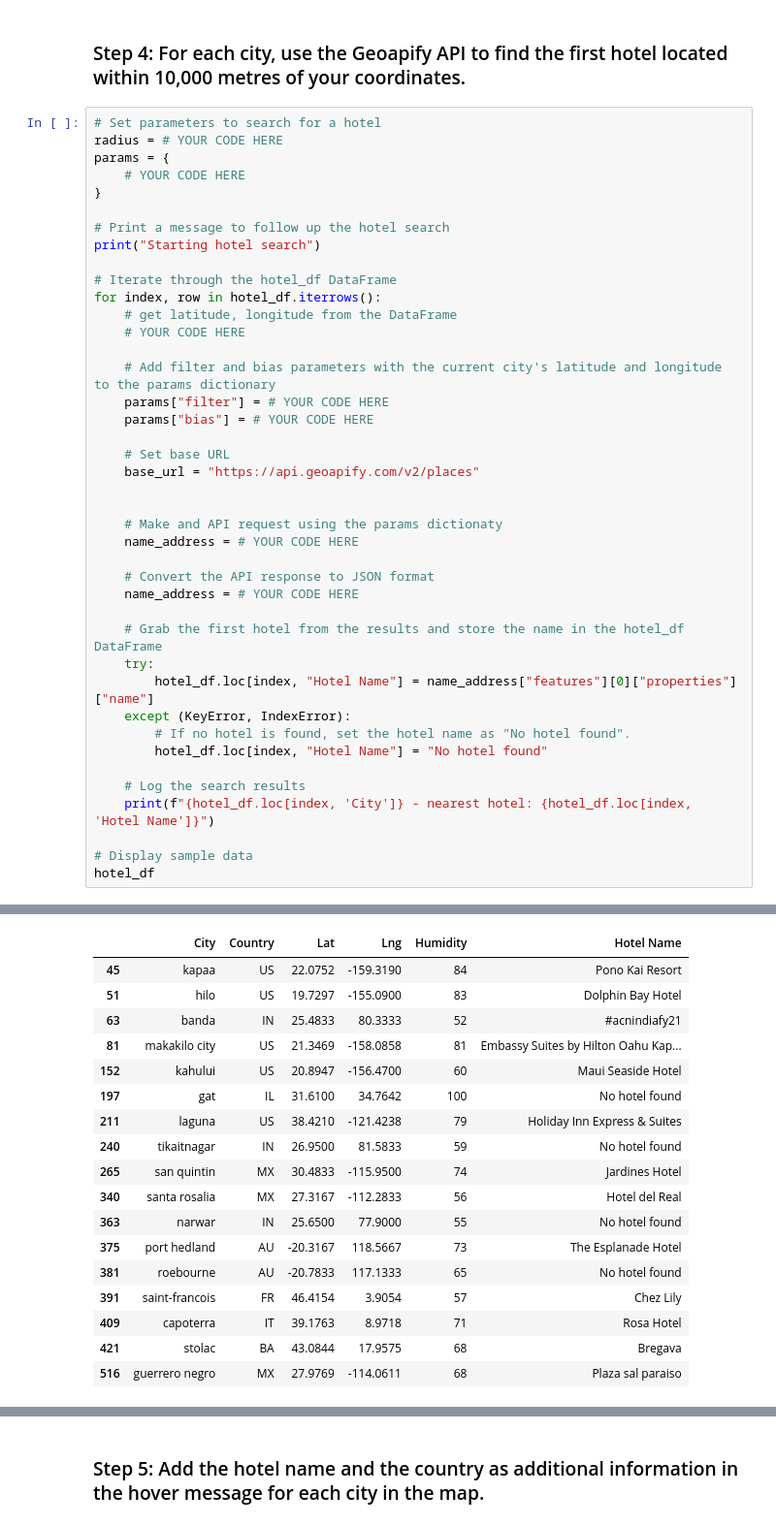
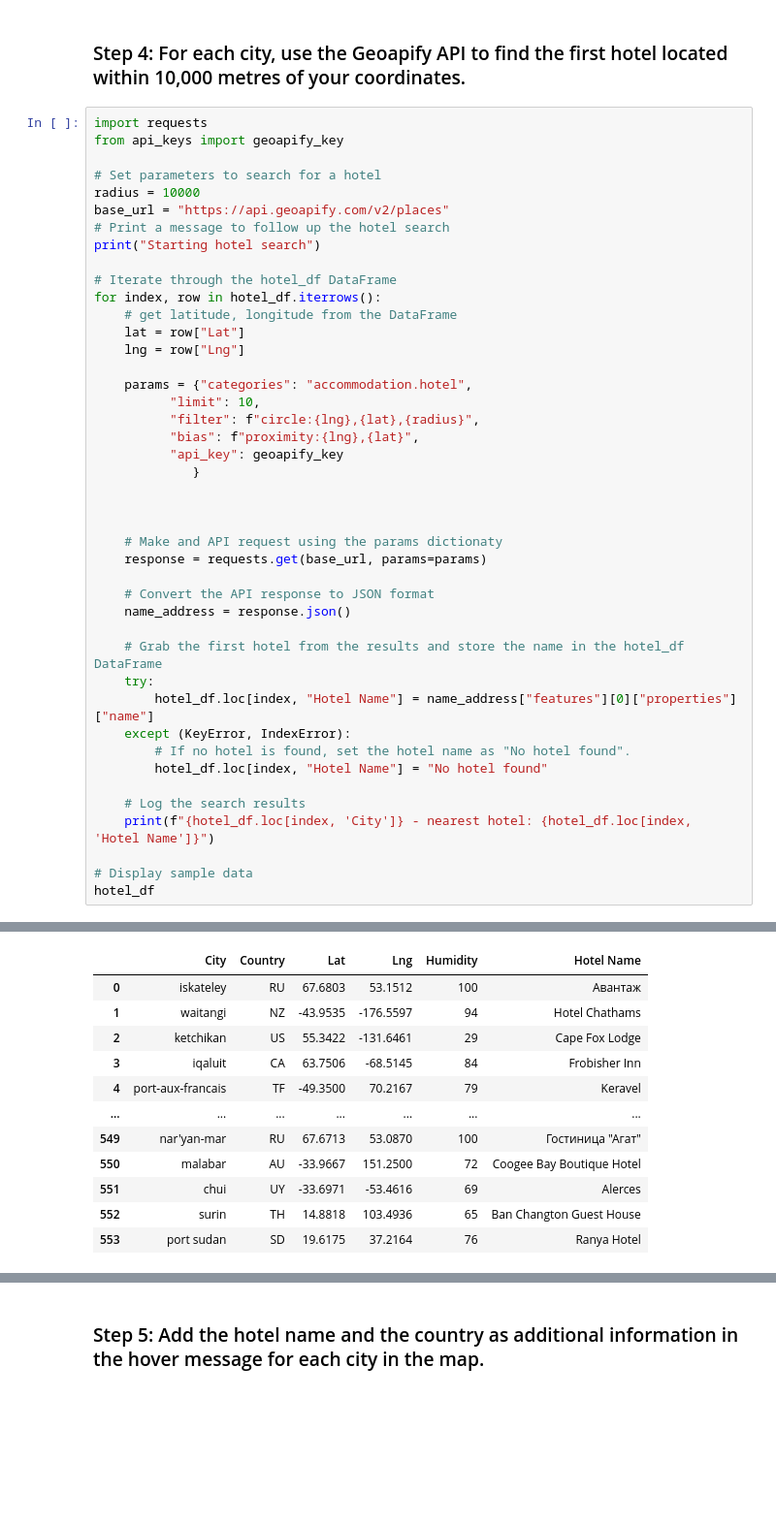
Before and after one commit to JuliWritesStories/WeatherPY, a Jupyter notebook: VacationPy.ipynb, the cells around one changed output, grey strips where cells are left out. Shown at 97% size. Drawn from its saved outputs; the diff is of its cells as text; blank space fills up the shorter version.

Commit message:
added hotel locations

```diff
--- a/VacationPy.ipynb
+++ b/VacationPy.ipynb
@@ -107,33 +110,35 @@ hotel_df.head()
 # %% [markdown]
 ### Step 4: For each city, use the Geoapify API to find the first hotel located within 10,000 metres of your coordinates.
 # %%
+import requests
+from api_keys import geoapify_key
+
 # Set parameters to search for a hotel
-radius = # YOUR CODE HERE
-params = {
-    # YOUR CODE HERE
-}
-
+radius = 10000
+base_url = "https://api.geoapify.com/v2/places"
 # Print a message to follow up the hotel search
 print("Starting hotel search")
 
 # Iterate through the hotel_df DataFrame
 for index, row in hotel_df.iterrows():
     # get latitude, longitude from the DataFrame
-    # YOUR CODE HERE
+    lat = row["Lat"]
+    lng = row["Lng"]
 
-    # Add filter and bias parameters with the current city's latitude and longitude to the params dictionary
-    params["filter"] = # YOUR CODE HERE
-    params["bias"] = # YOUR CODE HERE
+    params = {"categories": "accommodation.hotel",
+          "limit": 10,
+          "filter": f"circle:{lng},{lat},{radius}",
+          "bias": f"proximity:{lng},{lat}",
+          "api_key": geoapify_key
+             }
 
-    # Set base URL
-    base_url = "https://api.geoapify.com/v2/places"
 
 
     # Make and API request using the params dictionaty
-    name_address = # YOUR CODE HERE
+    response = requests.get(base_url, params=params)
 
     # Convert the API response to JSON format
-    name_address = # YOUR CODE HERE
+    name_address = response.json()
 
     # Grab the first hotel from the results and store the name in the hotel_df DataFrame
     try:
@@ -169,18 +173,12 @@ guerrero negro - nearest hotel: Plaza sal paraiso
 |  | City | Country | Lat | Lng | Humidity | Hotel Name |
-| 45 | kapaa | US | 22.0752 | -159.3190 | 84 | Pono Kai Resort |
-| 51 | hilo | US | 19.7297 | -155.0900 | 83 | Dolphin Bay Hotel |
-| 63 | banda | IN | 25.4833 | 80.3333 | 52 | #acnindiafy21 |
-| 81 | makakilo city | US | 21.3469 | -158.0858 | 81 | Embassy Suites by Hilton Oahu Kap... |
-| 152 | kahului | US | 20.8947 | -156.4700 | 60 | Maui Seaside Hotel |
-| 197 | gat | IL | 31.6100 | 34.7642 | 100 | No hotel found |
-| 211 | laguna | US | 38.4210 | -121.4238 | 79 | Holiday Inn Express & Suites |
-| 240 | tikaitnagar | IN | 26.9500 | 81.5833 | 59 | No hotel found |
-| 265 | san quintin | MX | 30.4833 | -115.9500 | 74 | Jardines Hotel |
-| 340 | santa rosalia | MX | 27.3167 | -112.2833 | 56 | Hotel del Real |
-| 363 | narwar | IN | 25.6500 | 77.9000 | 55 | No hotel found |
-| 375 | port hedland | AU | -20.3167 | 118.5667 | 73 | The Esplanade Hotel |
-| 381 | roebourne | AU | -20.7833 | 117.1333 | 65 | No hotel found |
-| 391 | saint-francois | FR | 46.4154 | 3.9054 | 57 | Chez Lily |
-| 409 | capoterra | IT | 39.1763 | 8.9718 | 71 | Rosa Hotel |
-| 421 | stolac | BA | 43.0844 | 17.9575 | 68 | Bregava |
-| 516 | guerrero negro | MX | 27.9769 | -114.0611 | 68 | Plaza sal paraiso |
+| 0 | iskateley | RU | 67.6803 | 53.1512 | 100 | Авантаж |
+| 1 | waitangi | NZ | -43.9535 | -176.5597 | 94 | Hotel Chathams |
+| 2 | ketchikan | US | 55.3422 | -131.6461 | 29 | Cape Fox Lodge |
+| 3 | iqaluit | CA | 63.7506 | -68.5145 | 84 | Frobisher Inn |
+| 4 | port-aux-francais | TF | -49.3500 | 70.2167 | 79 | Keravel |
+| ... | ... | ... | ... | ... | ... | ... |
+| 549 | nar'yan-mar | RU | 67.6713 | 53.0870 | 100 | Гостиница "Агат" |
+| 550 | malabar | AU | -33.9667 | 151.2500 | 72 | Coogee Bay Boutique Hotel |
+| 551 | chui | UY | -33.6971 | -53.4616 | 69 | Alerces |
+| 552 | surin | TH | 14.8818 | 103.4936 | 65 | Ban Changton Guest House |
+| 553 | port sudan | SD | 19.6175 | 37.2164 | 76 | Ranya Hotel |
```
Also changed, not shown: parts of 3 cells of this notebook.
